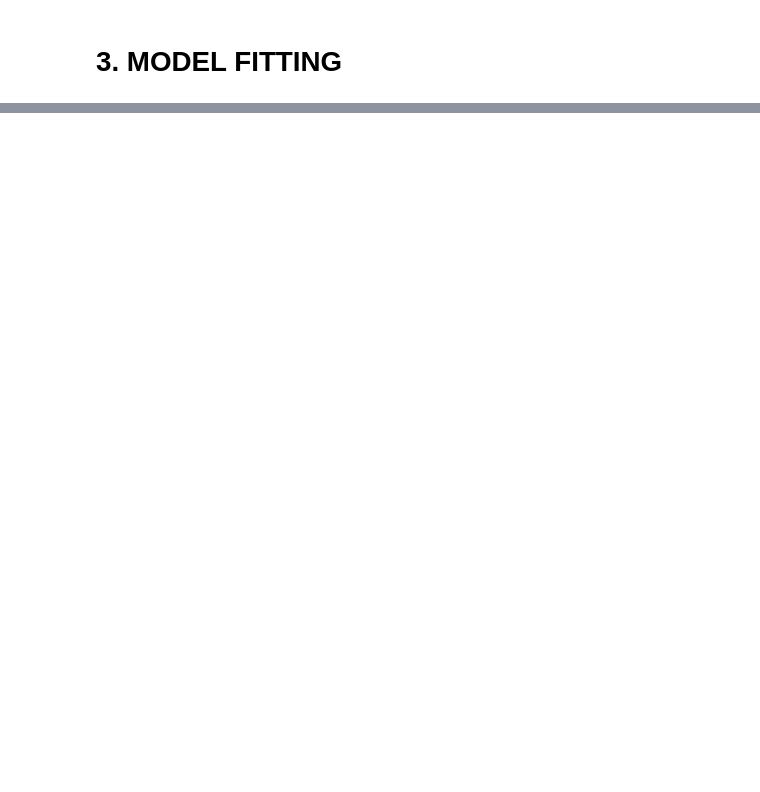
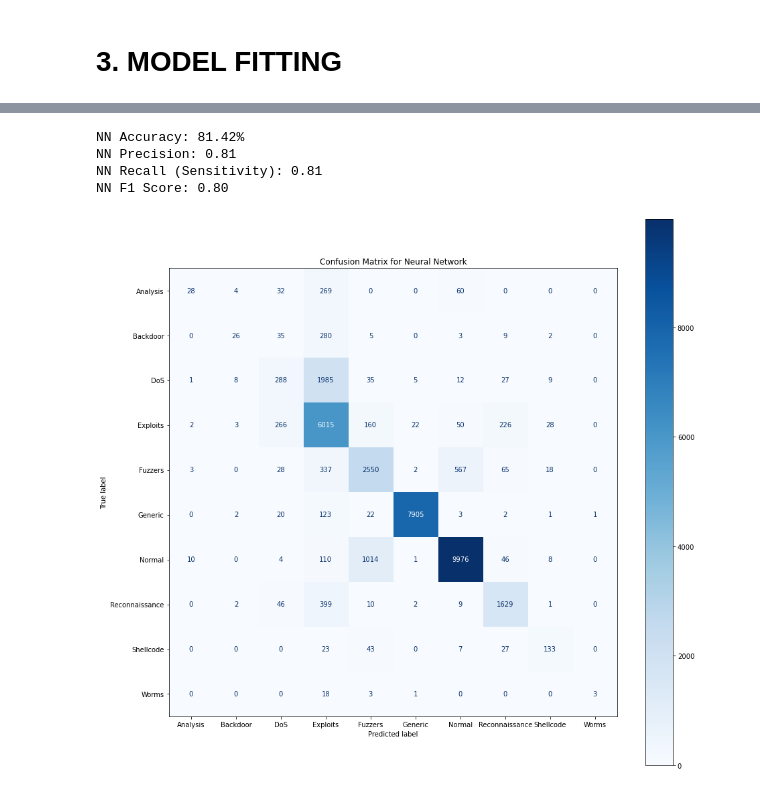
Before and after one commit to kangwaa/Anomaly-Detection, a Jupyter notebook: Code/Network Intrusion - Multi-Classification.ipynb, the cells around one changed output, grey strips where cells are left out. Drawn from its saved outputs; the diff is of its cells as text; code cells hidden in the pictures; blank space fills up the shorter version.

```diff
--- a/Code/Network-Intrusion-Classification.ipynb
+++ b/Code/Network Intrusion - Multi-Classification.ipynb
@@ -559,0 +724,35 @@ print(classification_report(y_test_encoded, y_pred_svm))
+# %%
+# Import MLPCLASSIFIER
+from sklearn.neural_network import MLPClassifier
+
+
+# Fit and predict using Neural Network
+nn = MLPClassifier(random_state=56, max_iter=500)
+nn.fit(X_train_pca, y_train)
+y_pred_nn = nn.predict(X_test_pca)
+
+# Calculate metrics
+accuracy_nn = accuracy_score(y_test, y_pred_nn) * 100
+precision_nn = precision_score(y_test, y_pred_nn, average='weighted')
+recall_nn = recall_score(y_test, y_pred_nn, average='weighted')  # Sensitivity
+f1_nn = f1_score(y_test, y_pred_nn, average='weighted')
+
+# Print metrics
+print(f"NN Accuracy: {accuracy_nn:.2f}%")
+print(f"NN Precision: {precision_nn:.2f}")
+print(f"NN Recall (Sensitivity): {recall_nn:.2f}")
+print(f"NN F1 Score: {f1_nn:.2f}")
+
+# Compute and plot confusion matrix
+cm_nn = confusion_matrix(y_test, y_pred_nn)
+plt.figure(figsize=(15, 15))
+disp_nn = ConfusionMatrixDisplay(confusion_matrix=cm_nn, display_labels=nn.classes_)
+disp_nn.plot(cmap=plt.cm.Blues, ax=plt.gca())
+plt.title("Confusion Matrix for Neural Network")
+plt.show()
+# %% [output]
+NN Accuracy: 81.42%
+NN Precision: 0.81
+NN Recall (Sensitivity): 0.81
+NN F1 Score: 0.80
+[figure, added]
```
Also changed, not shown: parts of 37 cells of this notebook, 3 other files.
